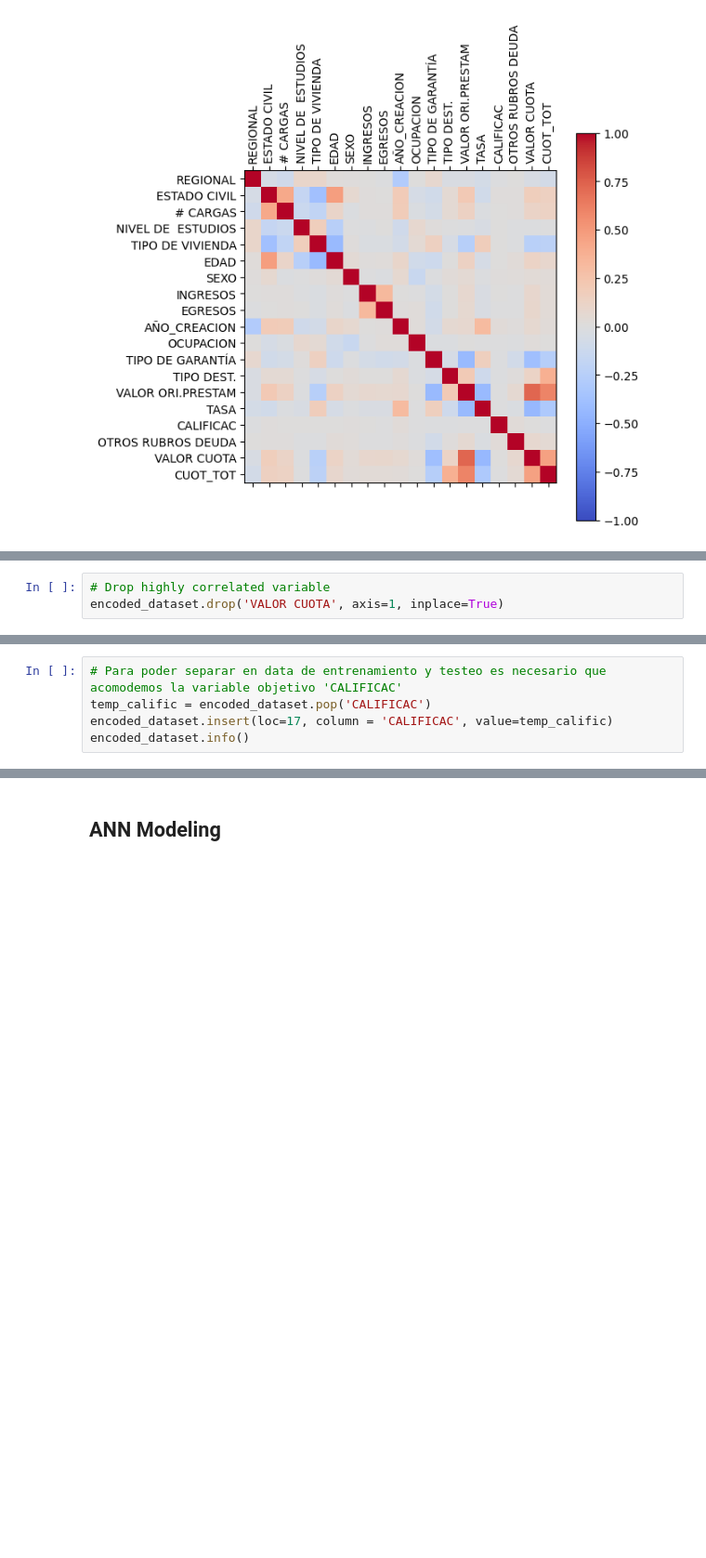
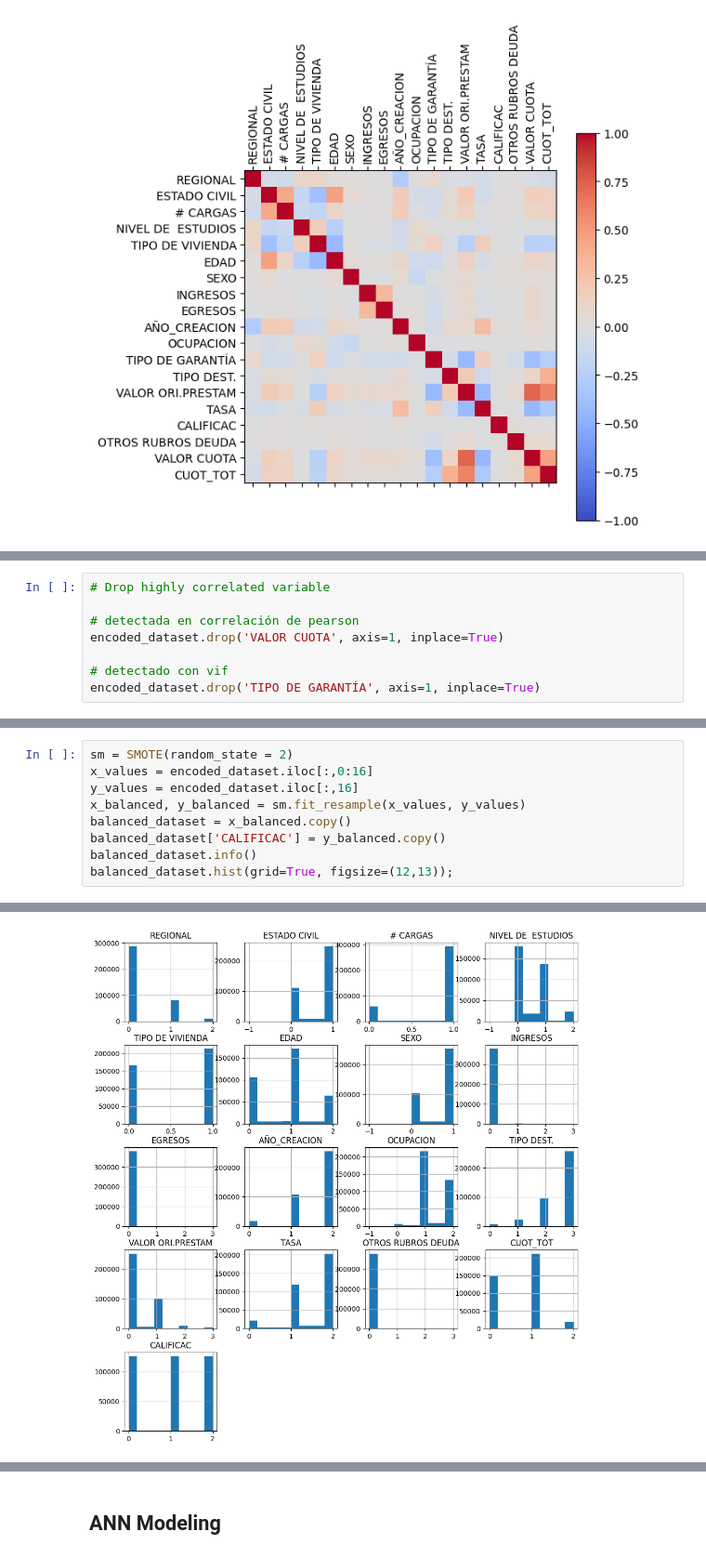
Before and after one commit to AndersCFR/CreditScoring, a Jupyter notebook: CreditScoring.ipynb, the cells around one changed output, grey strips where cells are left out. Shown at 93% size. Saved outputs shown, nothing was run; the diff lists cells and outputs as text; blank space fills up the shorter version.

```diff
--- a/CreditScoring.ipynb
+++ b/CreditScoring.ipynb
@@ -647,3 +725,8 @@ plt.show()
 # %%
 # Drop highly correlated variable
+
+# detectada en correlación de pearson
 encoded_dataset.drop('VALOR CUOTA', axis=1, inplace=True)
+
+# detectado con vif
+encoded_dataset.drop('TIPO DE GARANTÍA', axis=1, inplace=True)
@@ -702,5 +732,0 @@ encoded_dataset.hist(grid=True, figsize=(10,12));
-# %%
-# Para poder separar en data de entrenamiento y testeo es necesario que acomodemos la variable objetivo 'CALIFICAC'
-temp_calific = encoded_dataset.pop('CALIFICAC')
-encoded_dataset.insert(loc=17, column = 'CALIFICAC', value=temp_calific)
-encoded_dataset.info()
@@ -752,0 +782,10 @@ memory usage: 52.2 MB
+# %%
+sm = SMOTE(random_state = 2)
+x_values = encoded_dataset.iloc[:,0:16]
+y_values = encoded_dataset.iloc[:,16]
+x_balanced, y_balanced = sm.fit_resample(x_values, y_values)
+balanced_dataset = x_balanced.copy()
+balanced_dataset['CALIFICAC'] = y_balanced.copy()
+balanced_dataset.info()
+balanced_dataset.hist(grid=True, figsize=(12,13));
+# %% [output]
@@ -753,3 +809,4 @@ memory usage: 52.2 MB
+[figure, added]
 # %%
 # Split train and test data
 
```
Also changed, not shown: parts of 48 cells of this notebook, 4 other files.
